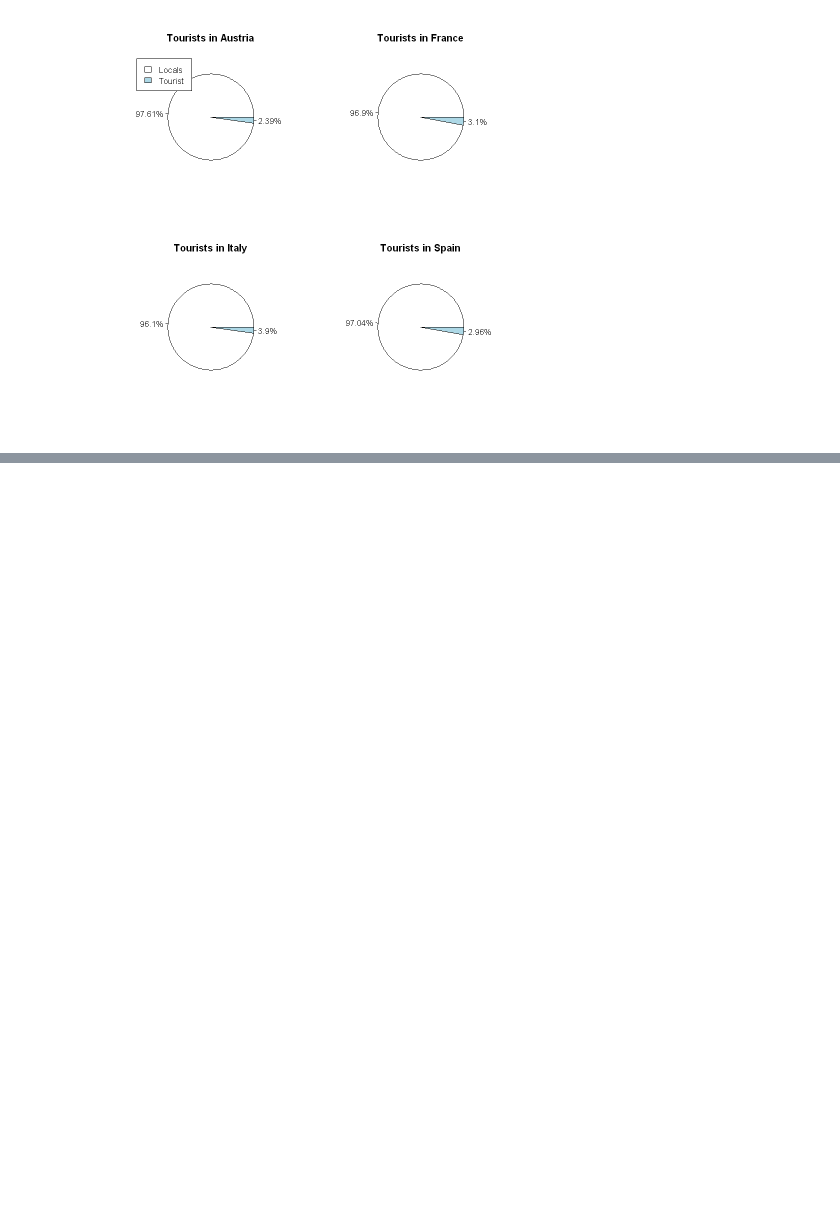
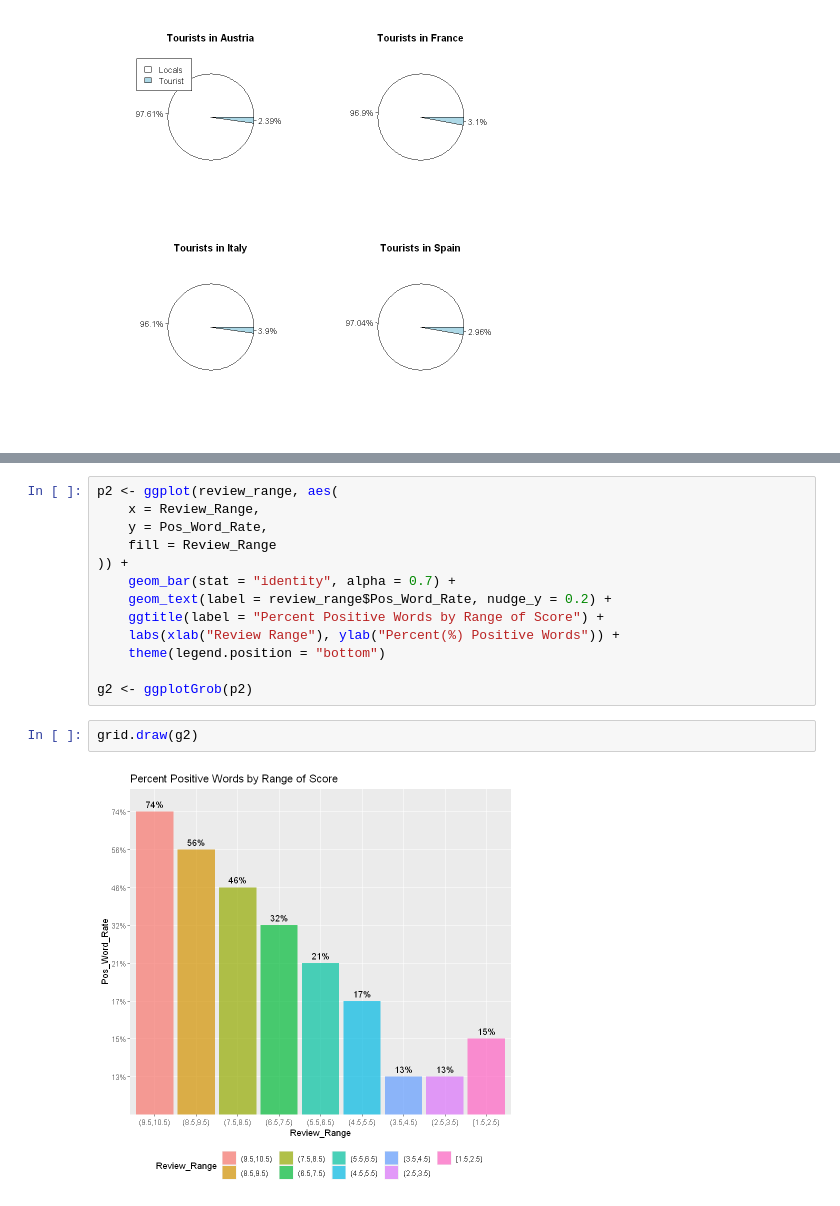
Before and after one commit to NadineAzebaze/Kaggle_project, a Jupyter notebook: projet.ipynb, the cells around one changed output, grey strips where cells are left out. Drawn from its saved outputs; the diff is of its cells as text; blank space fills up the shorter version.

```diff
--- a/projet.ipynb
+++ b/projet.ipynb
@@ -365,0 +483,17 @@ pie(spTable, paste0(round(100 * spTable/sum(spTable), 2), "%"),main="Tourists in
+# %%
+p2 <- ggplot(review_range, aes(
+    x = Review_Range,
+    y = Pos_Word_Rate,
+    fill = Review_Range
+)) +
+    geom_bar(stat = "identity", alpha = 0.7) +
+    geom_text(label = review_range$Pos_Word_Rate, nudge_y = 0.2) +
+    ggtitle(label = "Percent Positive Words by Range of Score") +
+    labs(xlab("Review Range"), ylab("Percent(%) Positive Words")) +
+    theme(legend.position = "bottom")
+
+g2 <- ggplotGrob(p2)
+# %%
+grid.draw(g2)
+# %% [output]
+[figure, added]
```
Also changed, not shown: parts of 22 cells of this notebook.
